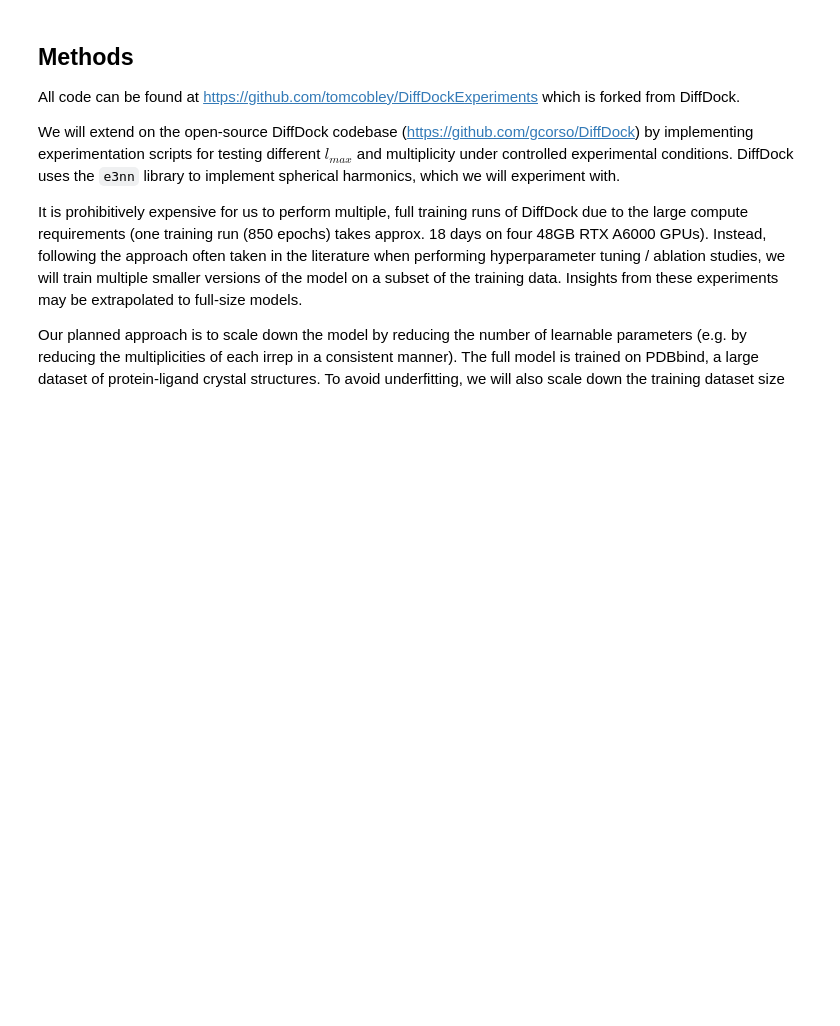
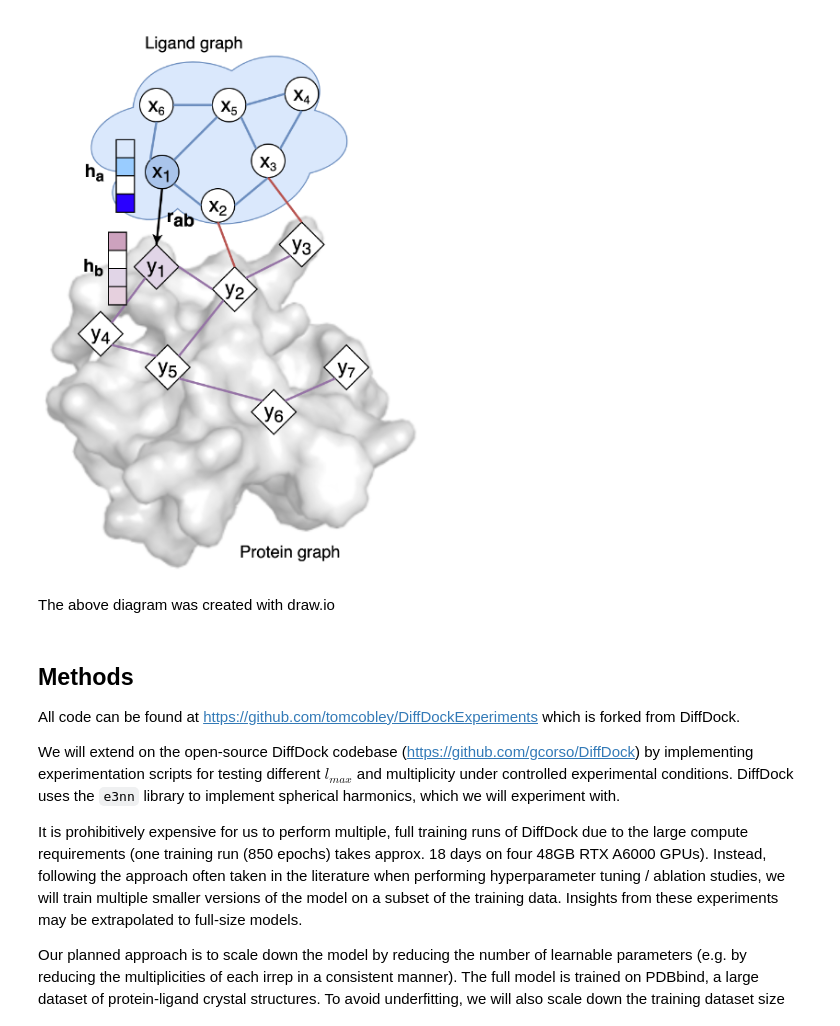
Before and after one commit to tomcobley/DiffDockExperiments, a Jupyter notebook: computational_essay_final.ipynb, the cells around one changed output. Cells and saved outputs as stored; diff of their text form; code cells hidden in the pictures; blank space fills up the shorter version.

```diff
--- a/computational_essay_final.ipynb
+++ b/computational_essay_final.ipynb
@@ -69,3 +69,10 @@ We will draw on concepts from the course to better understand how these irreduci
+# %%
+from IPython.display import Image
+display(Image(filename='figures/embedding_layer.png'))
+# %% [output]
+[figure, added]
+# %% [markdown]
+The above diagram was created with draw.io
 # %% [markdown]
 ## Methods
 All code can be found at https://github.com/tomcobley/DiffDockExperiments which is forked from DiffDock.
```
Also changed, not shown: parts of 54 cells of this notebook.
